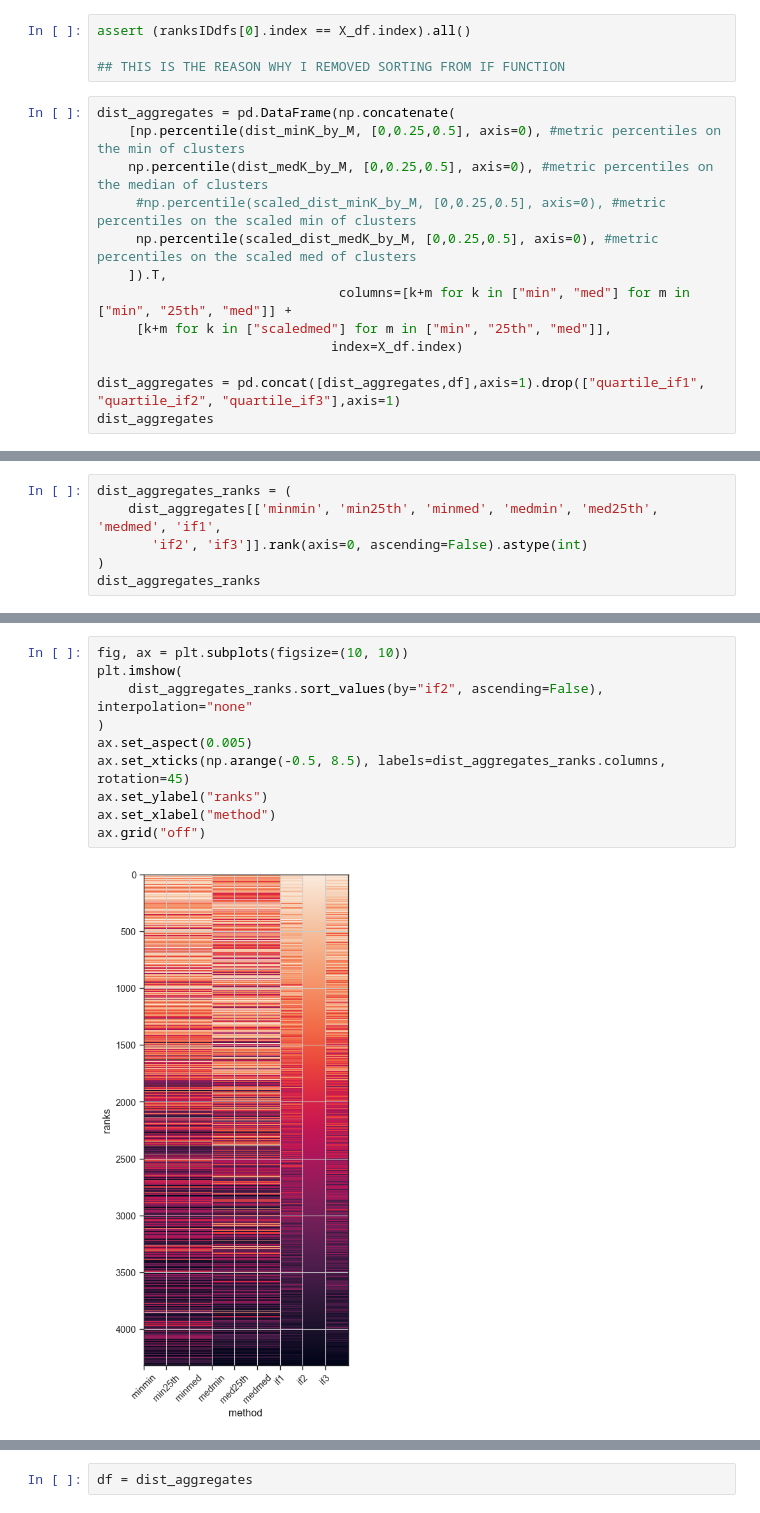
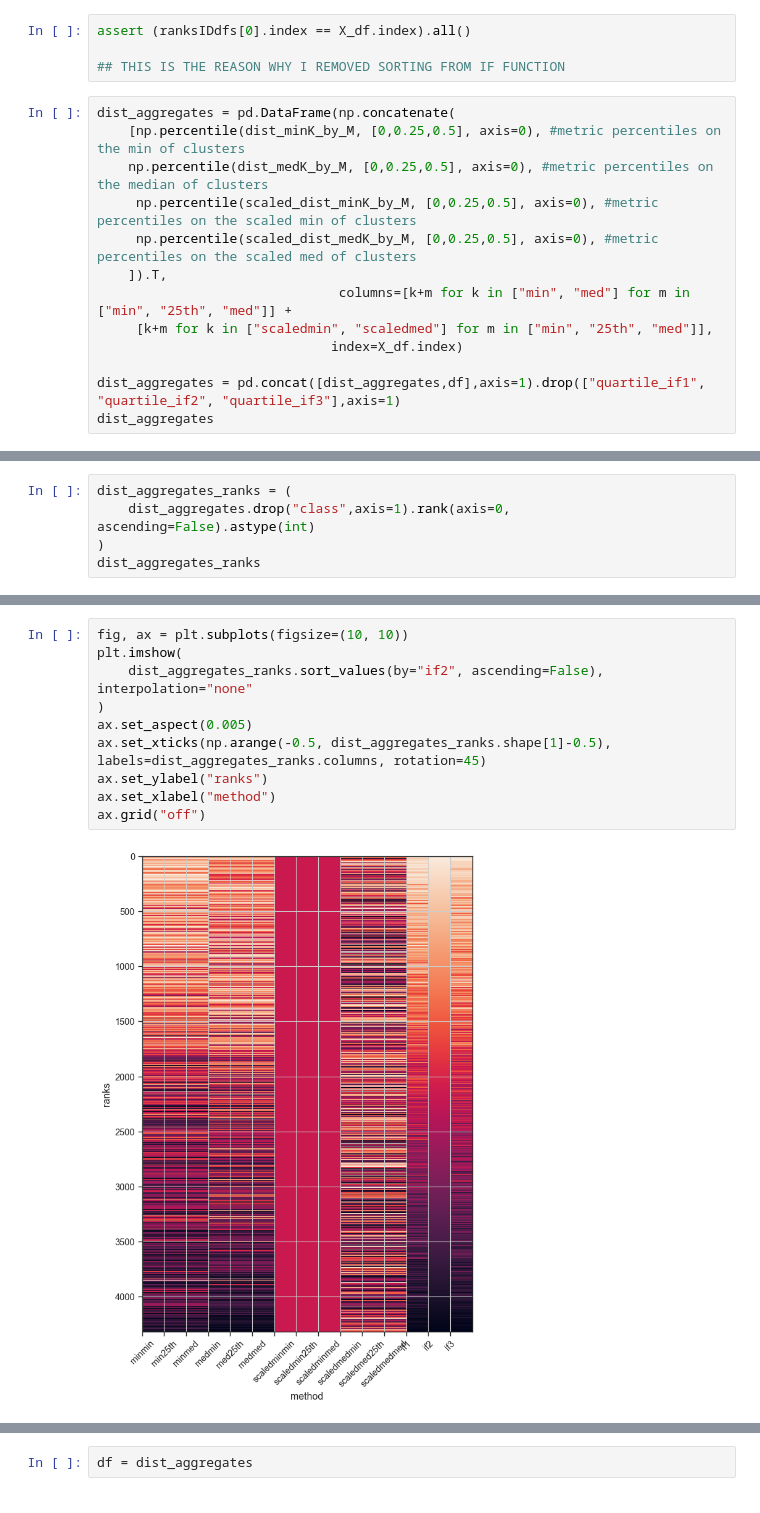
Before and after one commit to sidchaini/DistanceAnomalies, a Jupyter notebook: 03. distances features eda/rio01. outliers SC.ipynb, the cells around one changed output, grey strips where cells are left out. Cells and saved outputs as stored; diff of their text form.

```diff
--- a/03. distances features eda/rio01. outliers SC.ipynb
+++ b/03. distances features eda/rio01. outliers SC.ipynb
@@ -634,11 +688,11 @@ assert (ranksIDdfs[0].index == X_df.index).all()
 dist_aggregates = pd.DataFrame(np.concatenate(
     [np.percentile(dist_minK_by_M, [0,0.25,0.5], axis=0), #metric percentiles on the min of clusters
     np.percentile(dist_medK_by_M, [0,0.25,0.5], axis=0), #metric percentiles on the median of clusters
-     #np.percentile(scaled_dist_minK_by_M, [0,0.25,0.5], axis=0), #metric percentiles on the scaled min of clusters
+     np.percentile(scaled_dist_minK_by_M, [0,0.25,0.5], axis=0), #metric percentiles on the scaled min of clusters
      np.percentile(scaled_dist_medK_by_M, [0,0.25,0.5], axis=0), #metric percentiles on the scaled med of clusters
     ]).T,
                                columns=[k+m for k in ["min", "med"] for m in ["min", "25th", "med"]] +
-     [k+m for k in ["scaledmed"] for m in ["min", "25th", "med"]],
+     [k+m for k in ["scaledmin", "scaledmed"] for m in ["min", "25th", "med"]],
                               index=X_df.index)
 
 dist_aggregates = pd.concat([dist_aggregates,df],axis=1).drop(["quartile_if1", "quartile_if2", "quartile_if3"],axis=1)
@@ -661,7 +715,6 @@ dist_aggregates
 # %%
 dist_aggregates_ranks = (
-    dist_aggregates[['minmin', 'min25th', 'minmed', 'medmin', 'med25th', 'medmed', 'if1',
-       'if2', 'if3']].rank(axis=0, ascending=False).astype(int)
+    dist_aggregates.drop("class",axis=1).rank(axis=0, ascending=False).astype(int)
 )
 dist_aggregates_ranks
 # %% [output]
@@ -699,15 +759,15 @@ dist_aggregates_ranks.sort_values(by="if2", ascending=False)
 # %%
 fig, ax = plt.subplots(figsize=(10, 10))
 plt.imshow(
     dist_aggregates_ranks.sort_values(by="if2", ascending=False), interpolation="none"
 )
 ax.set_aspect(0.005)
-ax.set_xticks(np.arange(-0.5, 8.5), labels=dist_aggregates_ranks.columns, rotation=45)
+ax.set_xticks(np.arange(-0.5, dist_aggregates_ranks.shape[1]-0.5), labels=dist_aggregates_ranks.columns, rotation=45)
 ax.set_ylabel("ranks")
 ax.set_xlabel("method")
 ax.grid("off")
 # %% [output]
-[figure, old version]
+[figure, new version]
 # %%
 dist_aggregates.min()
 # %% [output]
```
Also changed, not shown: parts of 15 cells of this notebook, 13 other files.
